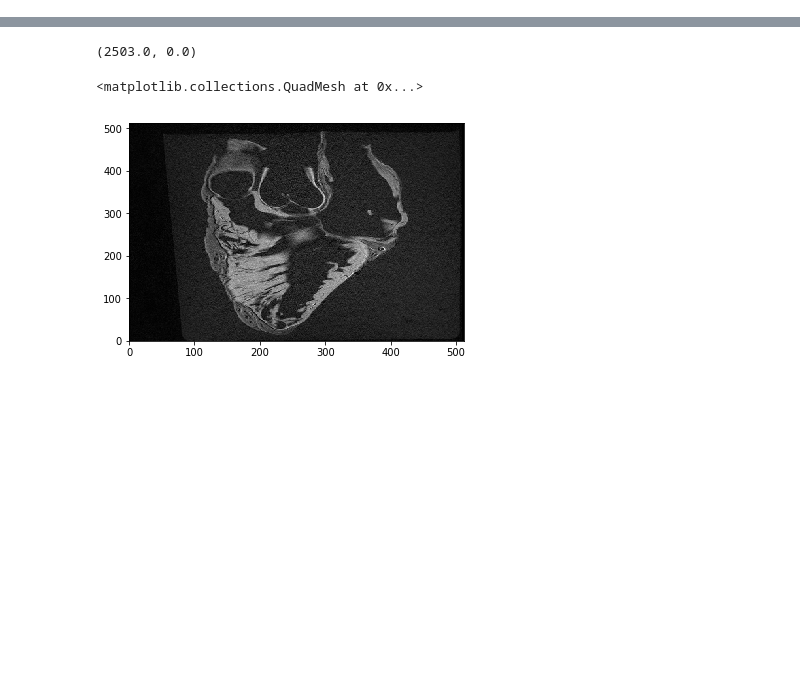
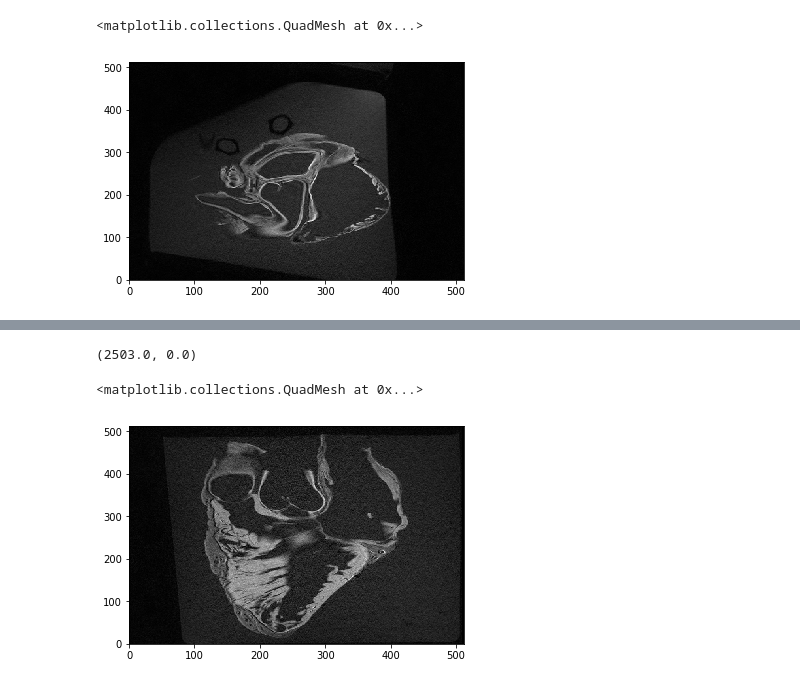
Before and after one commit to alexdeakyne/MRI_Seg, a Jupyter notebook: MRI_Data_Test.ipynb, the cells around one changed output, grey strips where cells are left out. Cells and saved outputs as stored; diff of their text form; code cells hidden in the pictures; blank space fills up the shorter version.

```diff
--- a/MRI_Data_Test.ipynb
+++ b/MRI_Data_Test.ipynb
@@ -85,0 +91,6 @@ plt.pcolormesh(np.flipud(foo_scan[73, :, :]))
+# %%
+plt.set_cmap(plt.gray())
+plt.pcolormesh(foo_scan[80, :, :])
+# %% [output]
+<matplotlib.collections.QuadMesh at 0x...>
+[figure, added]
```
Also changed, not shown: parts of 11 cells of this notebook, 3 other files.
